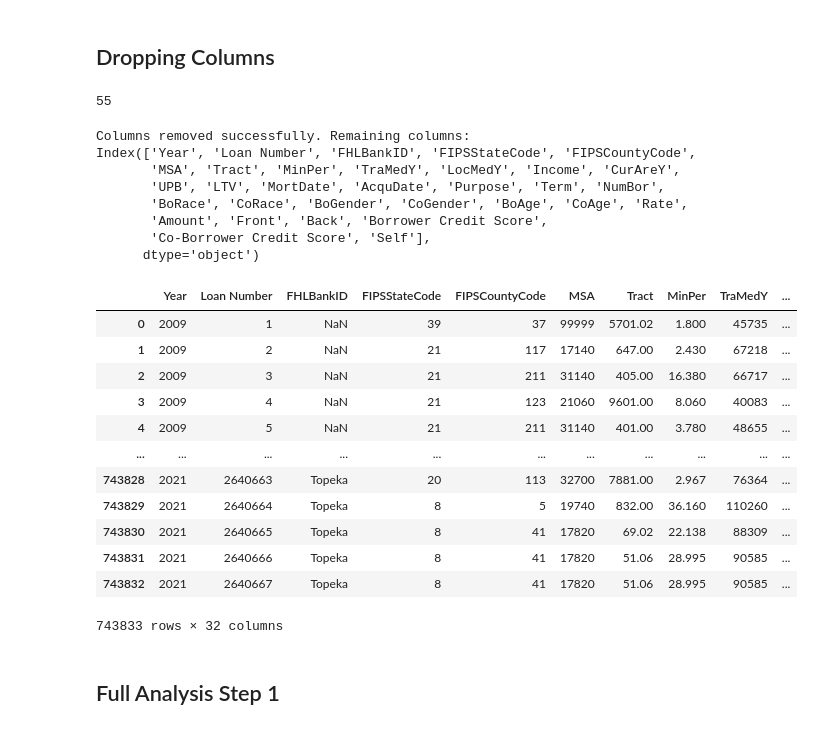
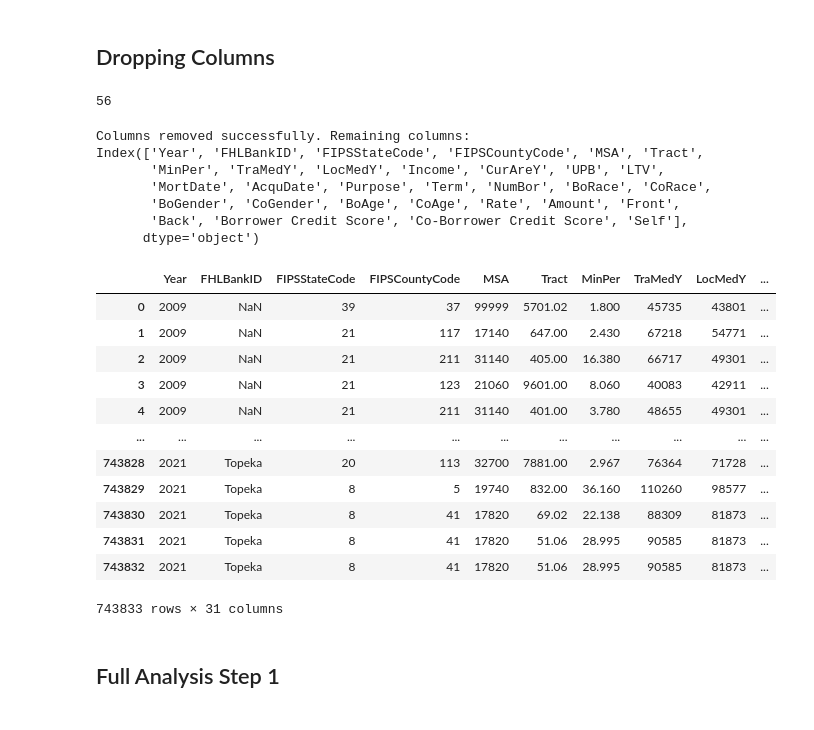
Before and after one commit to MatinMarjani/CIS890, a Jupyter notebook: merge.ipynb, the cells around one changed output. Drawn from its saved outputs; the diff is of its cells as text; code cells hidden in the pictures.

```diff
--- a/merge.ipynb
+++ b/merge.ipynb
@@ -354,6 +415,7 @@ dataframe_summary.xlsx has been saved successfully.
 ## Dropping Columns
 # %%
 feature_to_drop = [
+ 'Loan Number',
  'Program',
  'FeatureID',
  'Tractrat',
@@ -412,36 +474,37 @@ feature_to_drop = [
 
 len(feature_to_drop)
 # %% [output]
-55
+56
 # %%
 df = pd.read_csv('Yearly/merged_data.csv')
 df = df.drop(columns=[col for col in feature_to_drop if col in df.columns])
 print("Columns removed successfully. Remaining columns:")
 print(df.columns)
+df = replace_missing_with_nan(df, missing_indicators)
 df.to_csv("merged_data_step_1_dropped.csv", index=False)
+
 df
 # %% [output]
 Columns removed successfully. Remaining columns:
-Index(['Year', 'Loan Number', 'FHLBankID', 'FIPSStateCode', 'FIPSCountyCode',
-       'MSA', 'Tract', 'MinPer', 'TraMedY', 'LocMedY', 'Income', 'CurAreY',
-       'UPB', 'LTV', 'MortDate', 'AcquDate', 'Purpose', 'Term', 'NumBor',
-       'BoRace', 'CoRace', 'BoGender', 'CoGender', 'BoAge', 'CoAge', 'Rate',
-       'Amount', 'Front', 'Back', 'Borrower Credit Score',
-       'Co-Borrower Credit Score', 'Self'],
+Index(['Year', 'FHLBankID', 'FIPSStateCode', 'FIPSCountyCode', 'MSA', 'Tract',
+       'MinPer', 'TraMedY', 'LocMedY', 'Income', 'CurAreY', 'UPB', 'LTV',
+       'MortDate', 'AcquDate', 'Purpose', 'Term', 'NumBor', 'BoRace', 'CoRace',
+       'BoGender', 'CoGender', 'BoAge', 'CoAge', 'Rate', 'Amount', 'Front',
+       'Back', 'Borrower Credit Score', 'Co-Borrower Credit Score', 'Self'],
       dtype='object')
-|  | Year | Loan Number | FHLBankID | FIPSStateCode | FIPSCountyCode | MSA | Tract | MinPer | TraMedY | ... |
-| 0 | 2009 | 1 | NaN | 39 | 37 | 99999 | 5701.02 | 1.800 | 45735 | ... |
-| 1 | 2009 | 2 | NaN | 21 | 117 | 17140 | 647.00 | 2.430 | 67218 | ... |
-| 2 | 2009 | 3 | NaN | 21 | 211 | 31140 | 405.00 | 16.380 | 66717 | ... |
-| 3 | 2009 | 4 | NaN | 21 | 123 | 21060 | 9601.00 | 8.060 | 40083 | ... |
-| 4 | 2009 | 5 | NaN | 21 | 211 | 31140 | 401.00 | 3.780 | 48655 | ... |
+|  | Year | FHLBankID | FIPSStateCode | FIPSCountyCode | MSA | Tract | MinPer | TraMedY | LocMedY | ... |
+| 0 | 2009 | NaN | 39 | 37 | 99999 | 5701.02 | 1.800 | 45735 | 43801 | ... |
+| 1 | 2009 | NaN | 21 | 117 | 17140 | 647.00 | 2.430 | 67218 | 54771 | ... |
+| 2 | 2009 | NaN | 21 | 211 | 31140 | 405.00 | 16.380 | 66717 | 49301 | ... |
+| 3 | 2009 | NaN | 21 | 123 | 21060 | 9601.00 | 8.060 | 40083 | 42911 | ... |
+| 4 | 2009 | NaN | 21 | 211 | 31140 | 401.00 | 3.780 | 48655 | 49301 | ... |
 | ... | ... | ... | ... | ... | ... | ... | ... | ... | ... | ... |
-| 743828 | 2021 | 2640663 | Topeka | 20 | 113 | 32700 | 7881.00 | 2.967 | 76364 | ... |
-| 743829 | 2021 | 2640664 | Topeka | 8 | 5 | 19740 | 832.00 | 36.160 | 110260 | ... |
-| 743830 | 2021 | 2640665 | Topeka | 8 | 41 | 17820 | 69.02 | 22.138 | 88309 | ... |
-| 743831 | 2021 | 2640666 | Topeka | 8 | 41 | 17820 | 51.06 | 28.995 | 90585 | ... |
-| 743832 | 2021 | 2640667 | Topeka | 8 | 41 | 17820 | 51.06 | 28.995 | 90585 | ... |
+| 743828 | 2021 | Topeka | 20 | 113 | 32700 | 7881.00 | 2.967 | 76364 | 71728 | ... |
+| 743829 | 2021 | Topeka | 8 | 5 | 19740 | 832.00 | 36.160 | 110260 | 98577 | ... |
+| 743830 | 2021 | Topeka | 8 | 41 | 17820 | 69.02 | 22.138 | 88309 | 81873 | ... |
+| 743831 | 2021 | Topeka | 8 | 41 | 17820 | 51.06 | 28.995 | 90585 | 81873 | ... |
+| 743832 | 2021 | Topeka | 8 | 41 | 17820 | 51.06 | 28.995 | 90585 | 81873 | ... |
-743833 rows × 32 columns
+743833 rows × 31 columns
 # %% [markdown]
 ## Full Analysis Step 1
 # %%
```
Also changed, not shown: parts of 6 cells of this notebook.
